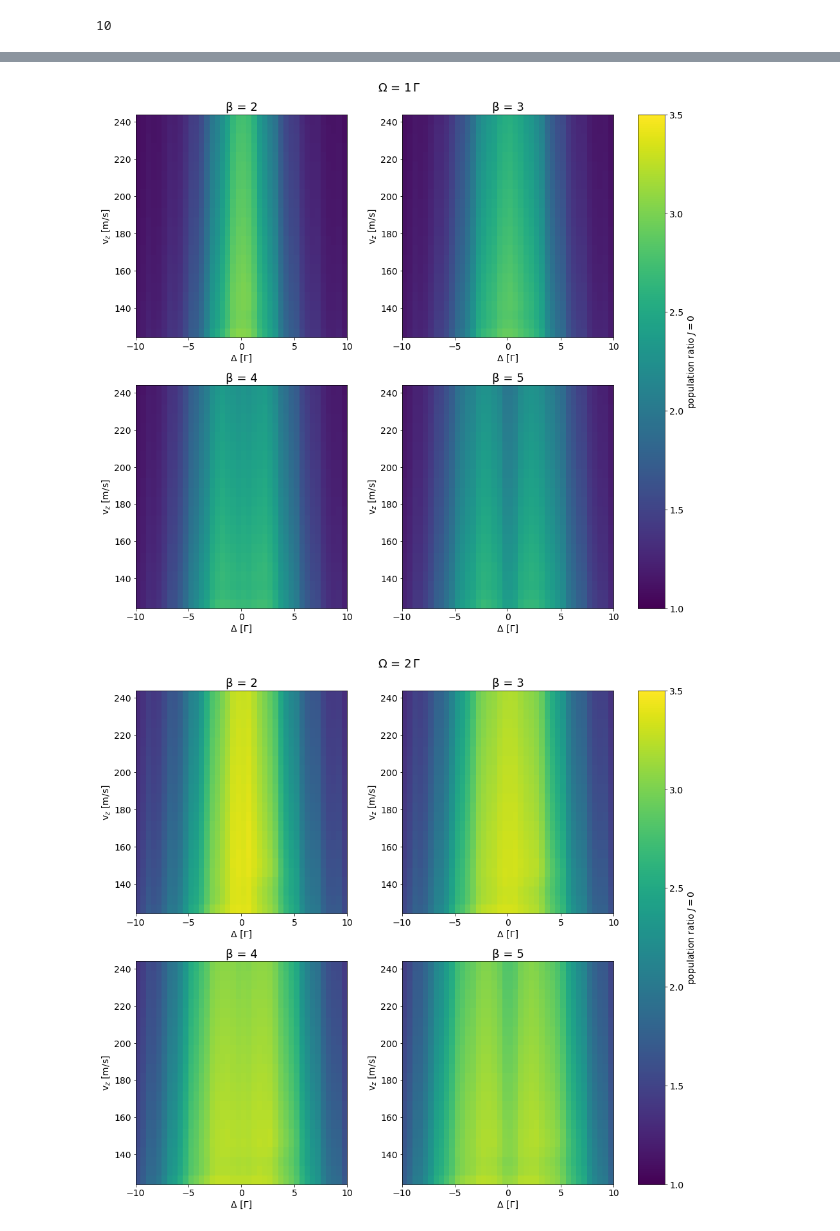
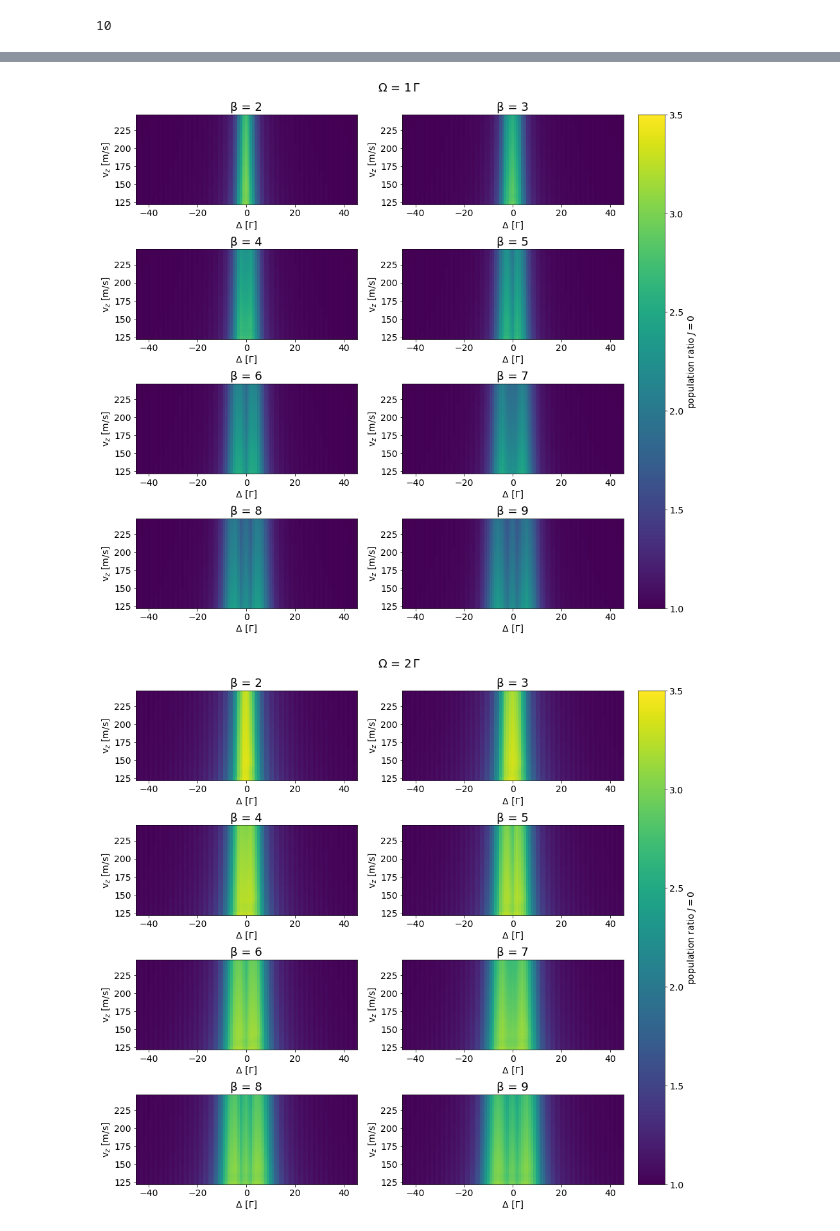
Before and after one commit to ograsdijk/optical-bloch, a Jupyter notebook: Velocity Broadening with Multipass + no apertures + phase modulation.ipynb, the cells around one changed output, grey strips where cells are left out. Drawn from its saved outputs; the diff is of its cells as text; code cells hidden in the pictures.

```diff
--- a/Velocity Broadening with Multipass + no apertures + phase modulation.ipynb
+++ b/Velocity Broadening with Multipass + no apertures + phase modulation.ipynb
@@ -44,8 +44,8 @@ set_fontsize(ax, 14)
 # %% [output]
 [figure]
 # %%
-betas = [0,1,2,3,4,5]
-fig, axes = plt.subplots(len(betas), figsize = (8,15), sharex = True)
+betas = [0,1,2,3,4,5,6,7,8,9]
+fig, axes = plt.subplots(len(betas), figsize = (8,25), sharex = True)
 
 for idx, β in enumerate(betas):
     t = np.linspace(0,100e-6, 10001)
@@ -689,7 +693,7 @@ for idx, ((Ω_factor, Δ_factor, v, β), ut_ens) in tqdm(enumerate(zip(Main.para
 import logging
 # save data to HDF:
 with h5py.File("rotational_cooling_laser_only.hdf5", 'a') as f:
-    grp = f.create_group("parameter sweep: Ω Δ vz β")
+    grp = f.create_group("parameter sweep: Ω Δ vz β; large Δ spread")
     dset = grp.create_dataset("initial conditions", data = ρ_ini)
     dset = grp.create_dataset("final population", data = results_array)
     grp.attrs['description'] = "Solve ODE for X, J = 0,1,2 and B, J=1 with laser coupling X, J=2 and B, J = 1.\n" +\
@@ -709,7 +713,7 @@ with h5py.File("rotational_cooling_laser_only.hdf5", 'a') as f:
 # %%
 # loading results from file
 with h5py.File("rotational_cooling_laser_only.hdf5", 'r') as f:
-    grp = f['parameter sweep: Ω Δ vz β']
+    grp = f['parameter sweep: Ω Δ vz β; large Δ spread']
     results_array = grp['final population'][()]
     ρ_ini = grp['initial conditions'][()]
     Γ = grp.attrs['Γ']
@@ -727,40 +731,40 @@ vmin, vmax = 1.0, 3.5
 
 # selecting Ω slices
 for Ω_factor in [1,2,3,4,5]:
-    fig, axes = plt.subplots(2,2, figsize = (13,12), constrained_layout=True)
+    fig, axes = plt.subplots(4,2, figsize = (13,12), constrained_layout=True)
 
     fig.suptitle(f'Ω = {Ω_factor}$\,$Γ', fontsize = 18)
     axes = axes.flatten()
 
     # selecting β slices
-    for idx, β_factor in enumerate([2,3,4,5]):
+    for idx, β_factor in enumerate([2,3,4,5,6,7,8,9]):
         m = results_array_J0[:,0] == Ω_factor
         m &= results_array_J0[:,3] == β_factor
         data_slice = np.s_[:,[1,2,4]]
         _array = results_array_J0[m][data_slice]
 
         dim_x, dim_y = len(Main.Deltas), len(Main.velocities)
         x,y,z = _array.T
 
         # Set up a regular grid of interpolation points
         X, Y = np.linspace(x.min(), x.max(), dim_x), np.linspace(y.min(), y.max(), dim_y)
         X, Y = np.meshgrid(X,Y)
 
         # Interpolate; there's also method='cubic' for 2-D data such as here
         Z = griddata((x, y), z, (X, Y), method='nearest')/P0_ini
 
         cs = axes[idx].pcolormesh(X,Y,Z, shading = 'nearest', vmin = vmin, vmax = vmax)
 
 
         axes[idx].set_xlabel("Δ [Γ]")
         axes[idx].set_ylabel(r"v$_z$ [m/s]")
         axes[idx].set_title(f'β = {β_factor}')
 
         set_fontsize(axes[idx], 14)
 
     cbar = fig.colorbar(cs, ax=axes.ravel().tolist())
     cbar.set_label('population ratio $J=0$')
     set_fontsize(cbar.ax, 14)
 # %% [output]
-[figure, old version]
+[figure, new version]
-[figure, old version]
+[figure, new version]
```
Also changed, not shown: parts of 15 cells of this notebook.
